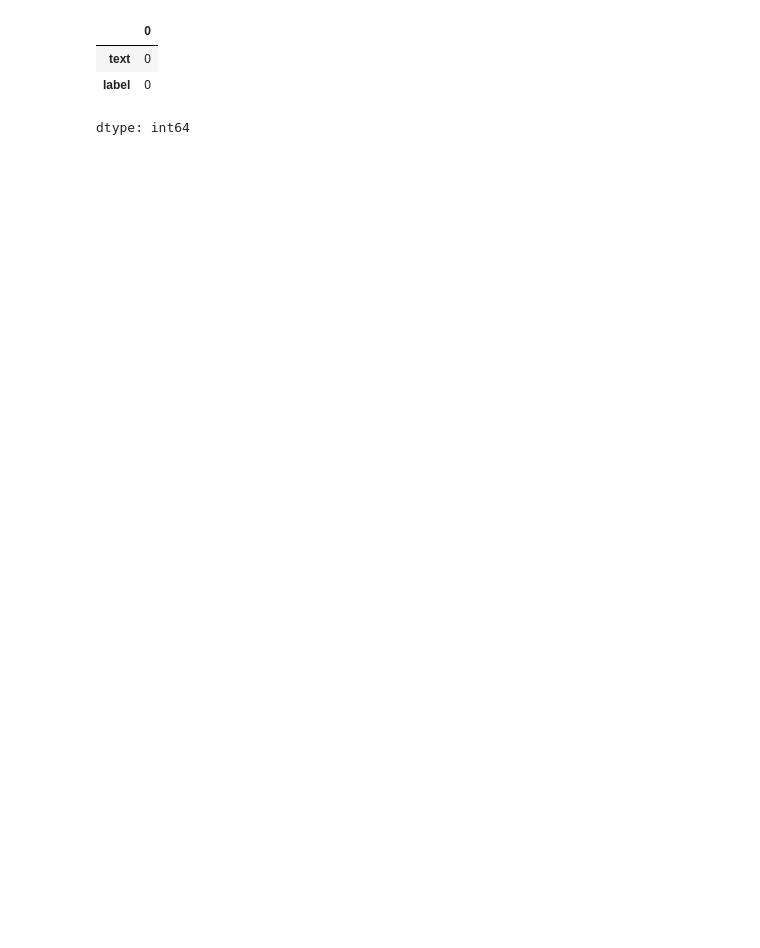
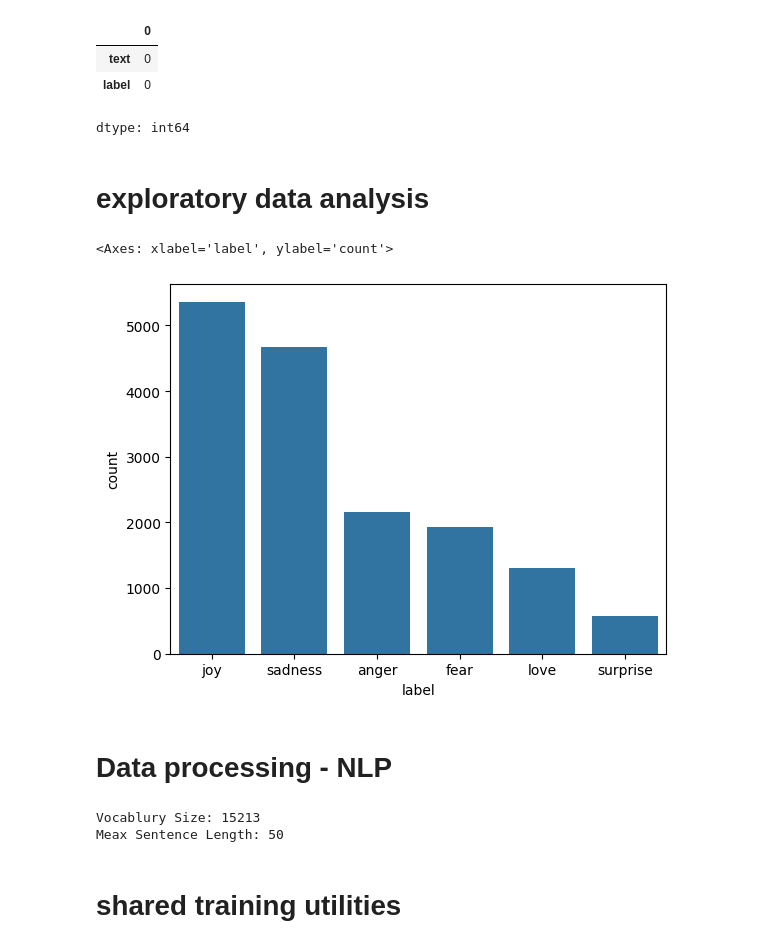
Before and after one commit to so-alive/NLP-sentiment-classification, a Jupyter notebook: sentiment_model.ipynb, the cells around one changed output. Cells and saved outputs as stored; diff of their text form; code cells hidden in the pictures; blank space fills up the shorter version.

Commit message:
feat: implement text tokenization, padding, class weights, and early stopping

```diff
--- a/sentiment_model.ipynb
+++ b/sentiment_model.ipynb
@@ -43,3 +51,39 @@ df_train.isnull().sum()
 | text | 0 |
 | label | 0 |
 dtype: int64
+# %% [markdown]
+# exploratory data analysis
+# %%
+sns.countplot(x = 'label', data = df_train, order = df_train['label'].value_counts().index)
+# %% [output]
+<Axes: xlabel='label', ylabel='count'>
+[figure, added]
+# %% [markdown]
+# Data processing - NLP
+# %%
+from tensorflow.keras.preprocessing.text import Tokenizer
+from tensorflow.keras.preprocessing.sequence import pad_sequences
+max_words = 10000
+
+tokenizer = Tokenizer(num_words = max_words, oov_token = '<unk>')
+tokenizer.fit_on_texts(df_train['text'])
+
+train_sequence = tokenizer.texts_to_sequences(df_train['text'])
+test_sequence = tokenizer.texts_to_sequences(df_test['text'])
+
+padded_train_sequence = pad_sequences(train_sequence, maxlen=50, padding = 'post', truncating = 'post')
+padded_test_sequence = pad_sequences(test_sequence, maxlen=50, padding='post', truncating = 'post')
+
+train_labels = np.array(train_label)
+test_labels = np.array(test_label)
+
+
+num_classes = len(np.unique(train_labels))
+
+print(f"Vocablury Size: {len(tokenizer.word_index)}")
+print(f"Meax Sentence Length: {padded_train_sequence.shape[1]}")
+# %% [output]
+Vocablury Size: 15213
+Meax Sentence Length: 50
+# %% [markdown]
+# shared training utilities
```
Also changed, not shown: parts of 4 cells of this notebook.
